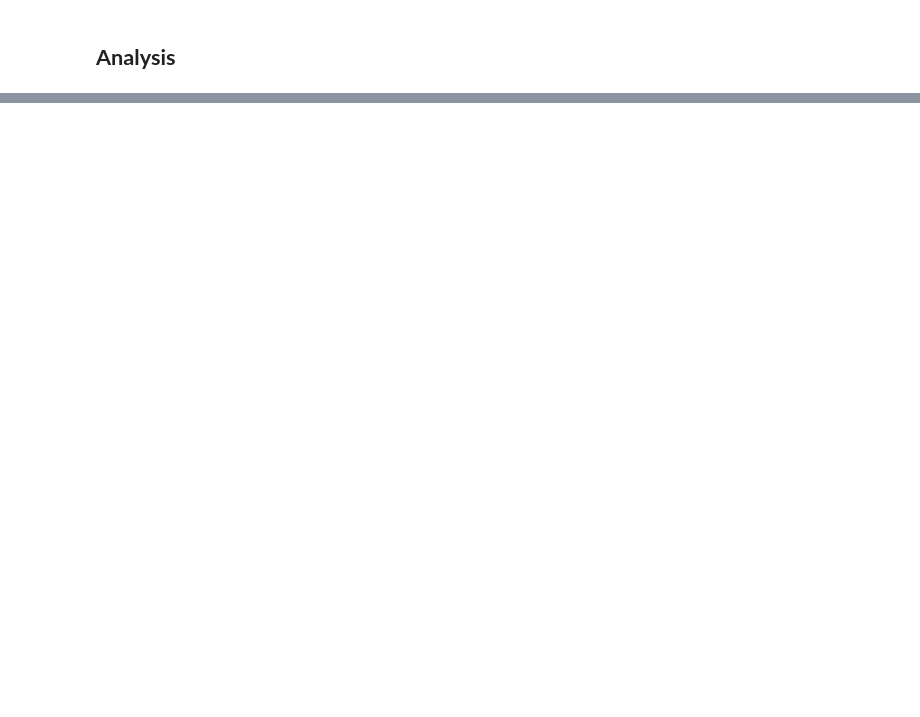
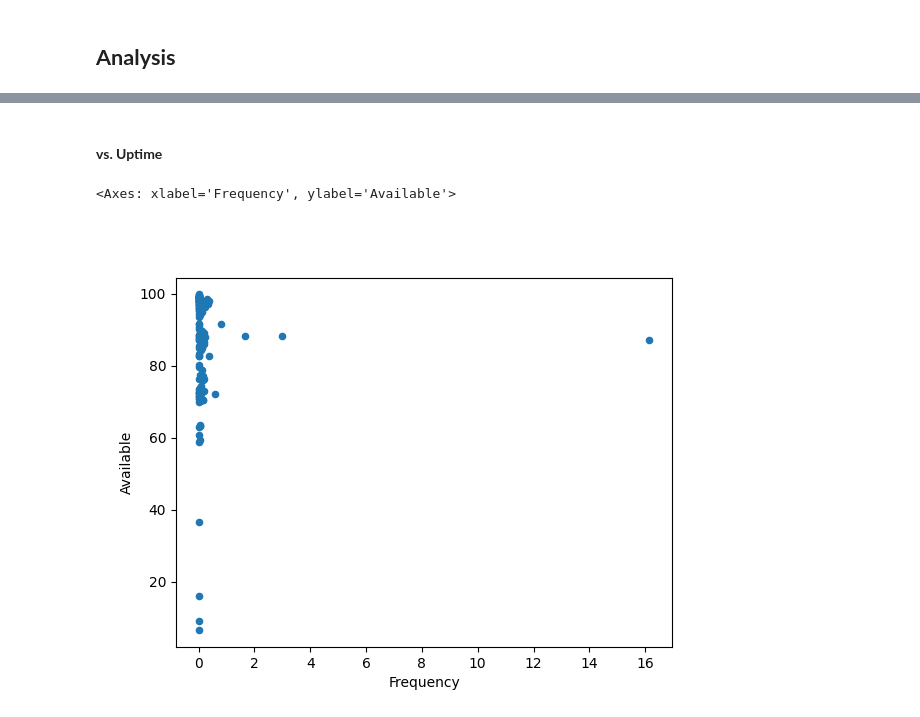
Before and after one commit to b-dagostino/charger-reliability, a Jupyter notebook: notebooks/bdag.ipynb, the cells around one changed output, grey strips where cells are left out. Drawn from its saved outputs; the diff is of its cells as text; code cells hidden in the pictures; blank space fills up the shorter version.

```diff
--- a/notebooks/bdag.ipynb
+++ b/notebooks/bdag.ipynb
@@ -539,0 +223,8 @@ resampled_state_counts_normalized = resampled_state_counts.divide(resampled_stat
+# %%
+state_durations = state_history.pivot_table(
+    index="MAC Address", columns="State", values="Duration", aggfunc="sum", fill_value=pd.Timedelta(seconds=0)
+)
+state_durations["Total"] = state_durations.sum(axis=1)
+
+with pd.option_context("display.max_rows", None):
+    display(state_durations)
@@ -569,0 +378,11 @@ resampled_state_counts_normalized.groupby(resampled_state_counts_normalized.inde
+# %%
+state_transitions_freq = (
+    state_history[["MAC Address", "Period", "Duration"]]
+    .groupby("MAC Address")
+    .agg(Periods=pd.NamedAgg(column="Period", aggfunc="count"), Duration=pd.NamedAgg(column="Duration", aggfunc="sum"))
+)
+# state_transitions_freq['Duration / Period'] = state_transitions_freq['Duration'] / state_transitions_freq['Periods']
+state_transitions_freq["Frequency"] = (state_transitions_freq["Periods"] - 0) / state_transitions_freq["Duration"].dt.seconds
+
+with pd.option_context("display.max_rows", None):
+    display(state_transitions_freq.sort_values("Frequency", ascending=False))
@@ -569,0 +408,7 @@ resampled_state_counts_normalized.groupby(resampled_state_counts_normalized.inde
+# %% [markdown]
+#### **vs. Uptime**
+# %%
+pd.concat([state_percentages, state_transitions_freq['Frequency']], axis=1).sort_values('Frequency', ascending=False).plot.scatter(x='Frequency', y='Available')
+# %% [output]
+<Axes: xlabel='Frequency', ylabel='Available'>
+[figure, added]
```
Also changed, not shown: parts of 71 cells of this notebook, 1 other file.
